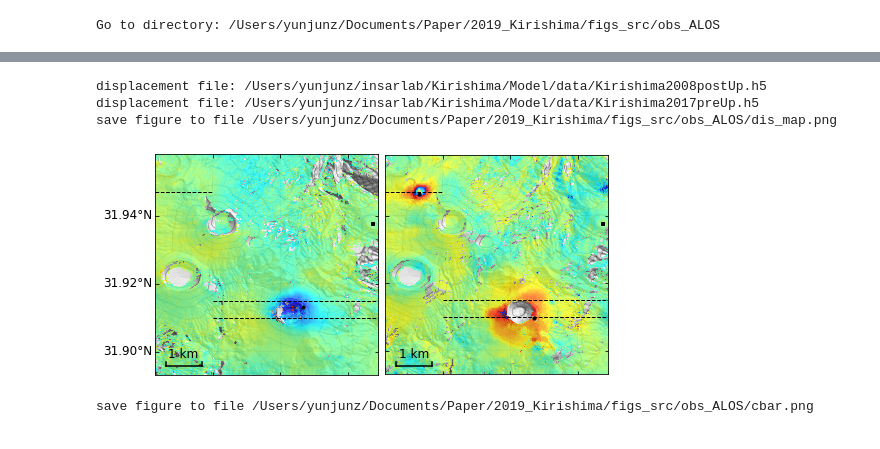
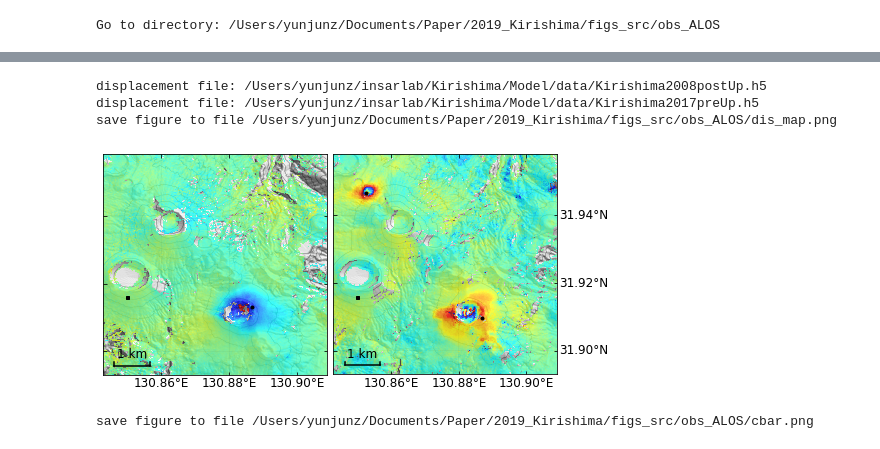
Before and after one commit to geodesymiami/2021-Kirishima, a Jupyter notebook: Fig_2_observation_ALOS.ipynb, the cells around one changed output, grey strips where cells are left out. Drawn from its saved outputs; the diff is of its cells as text; code cells hidden in the pictures.

```diff
--- a/Fig_2_observation_ALOS.ipynb
+++ b/Fig_2_observation_ALOS.ipynb
@@ -73,17 +73,18 @@ up_files = [os.path.join(model_dir, '{}Up.h5'.format(model)) for model in models
 S, N, W, E = 31.893, 31.958, 130.843, 130.909
 
 ## Profile locations
-line_iwo = [[31.947, W],
+line_iwo = [[31.947, 130.845],
             [31.947, 130.860]]
-line_shinmoe1 = [[31.915, 130.860],
-                 [31.915, E]]
-line_shinmoe2 = [[31.910, 130.860],
-                 [31.910, E]]
+line_shinmoe1 = [[31.915, 130.865],
+                 [31.915, 130.900]]
+line_shinmoe2 = [[31.910, 130.865],
+                 [31.910, 130.900]]
 
 ## Points of Interest
 lalo_list = [[31.9131, 130.8867],   #POI for AlosDT73 at Shinmoe
-             [31.9096, 130.8869],   #POI for Alos2DT23 at Shinmoe
-             [31.9465, 130.8531],   #POI for Alos2DT23 at Iwo
+             [31.9098, 130.8869],   #POI for Alos2DT23 at Shinmoe
+             #[31.9465, 130.8531],   #POI for Alos2DT23 at Iwo for Alos2DT23
+             [31.9467, 130.8524],   #POI for Alos2DT23 at Iwo for Alos2AT131
             ]
 # %% [output]
 Go to directory: /Users/yunjunz/Documents/Paper/2019_Kirishima/figs_src/obs_ALOS
@@ -173,6 +189,4 @@ save figure to file /Users/yunjunz/Documents/Paper/2019_Kirishima/figs_src/obs_A
 # %%
-## (c-d) Plot velocity map
-
 # view.py options
 opt = ' --sub-lat {s} {n} --sub-lon {w} {e} '.format(s=S, n=N, w=W, e=E)
 opt += ' --dem {}  --contour-step 100 --contour-smooth 0.0 --shade-az 45 '.format(dem_file)
@@ -180,42 +194,47 @@ opt += ' -c jet --wrap --wrap-range -5 5 -u cm '
 opt += ' --notitle --fontsize 12 --ref-size 3 --lalo-step 0.02 --nocbar --alpha 0.75 '
 opt += ' --scalebar 0.2 0.13 0.04 --scalebar-pad 0.05 --noverbose '
 
 fig, axs = plt.subplots(nrows=1, ncols=2, figsize=[7, 4])
 
 fnames = up_files
-lalo_locs = ['1 0 0 0', '0 0 0 0']
-for ax, fname, lalo_loc in zip(axs, fnames, lalo_locs):
-    print('displacement file: {}'.format(fname))
-    cmd = 'view.py {f} {o} --lalo-loc {l} '.format(f=fname, o=opt, l=lalo_loc)
+lalo_locs = ['0 0 0 1', '0 1 0 1']
+for i in range(2):
+    ax = axs[i]
+    print('displacement file: {}'.format(fnames[i]))
+    cmd = 'view.py {f} {o} --lalo-loc {l} '.format(f=fnames[i], o=opt, l=lalo_locs[i])
     data, atr, inps = view.prep_slice(cmd)
     ax, inps, im, cbar = view.plot_slice(ax, data, atr, inps)
 
     # plot profile location
-    for line in [line_iwo, line_shinmoe1, line_shinmoe2]:
-        ax.plot([line[0][1], line[1][1]],
-                [line[0][0], line[1][0]],
-                c='k', linestyle='--', linewidth=1)
+    #if i == 0:
+    #    lines = [line_iwo, line_shinmoe1]
+    #else:
+    #    lines = [line_iwo, line_shinmoe2]
+    #for line in lines:
+    #    ax.plot([line[0][1], line[1][1]],
+    #            [line[0][0], line[1][0]],
+    #            c='k', linestyle='--', linewidth=1)
 
 # point of interest
 axs[0].plot(lalo_list[0][1], lalo_list[0][0], "k.", mew=1., ms=6)
 axs[1].plot(lalo_list[1][1], lalo_list[1][0], "k.", mew=1., ms=6)
 axs[1].plot(lalo_list[2][1], lalo_list[2][0], "k.", mew=1., ms=6)
 
 ## optimal model location
 #ax.plot(inv_lon_2017pre, inv_lat_2017pre, 'k*', mfc=pp.mplColors[1], ms=10, linewidth=0.5, fillstyle='full')  #for the 2017 eruption
 #ax.plot(inv_lon_2008post, inv_lat_2008post, 'k*', mfc=pp.mplColors[0], ms=10, linewidth=0.5, fillstyle='full')  #for the 2017 eruption
 fig.subplots_adjust(wspace=0.03, left=0.05, right=0.95, top=0.95, bottom=0.05)
 
 # output
 out_file = os.path.abspath('dis_map.png')
 plt.savefig(out_file, bbox_inches='tight', transparent=True, dpi=fig_dpi)
 print('save figure to file', out_file)
 plt.show()
 # %% [output]
 displacement file: /Users/yunjunz/insarlab/Kirishima/Model/data/Kirishima2008postUp.h5
 displacement file: /Users/yunjunz/insarlab/Kirishima/Model/data/Kirishima2017preUp.h5
 save figure to file /Users/yunjunz/Documents/Paper/2019_Kirishima/figs_src/obs_ALOS/dis_map.png
-[figure, old version]
+[figure, new version]
 # %%
 # colorbar
 fig, cax = plt.subplots(nrows=1, ncols=1, figsize=[0.15, 1.8])
```
Also changed, not shown: parts of 10 cells of this notebook, 4 other files.
